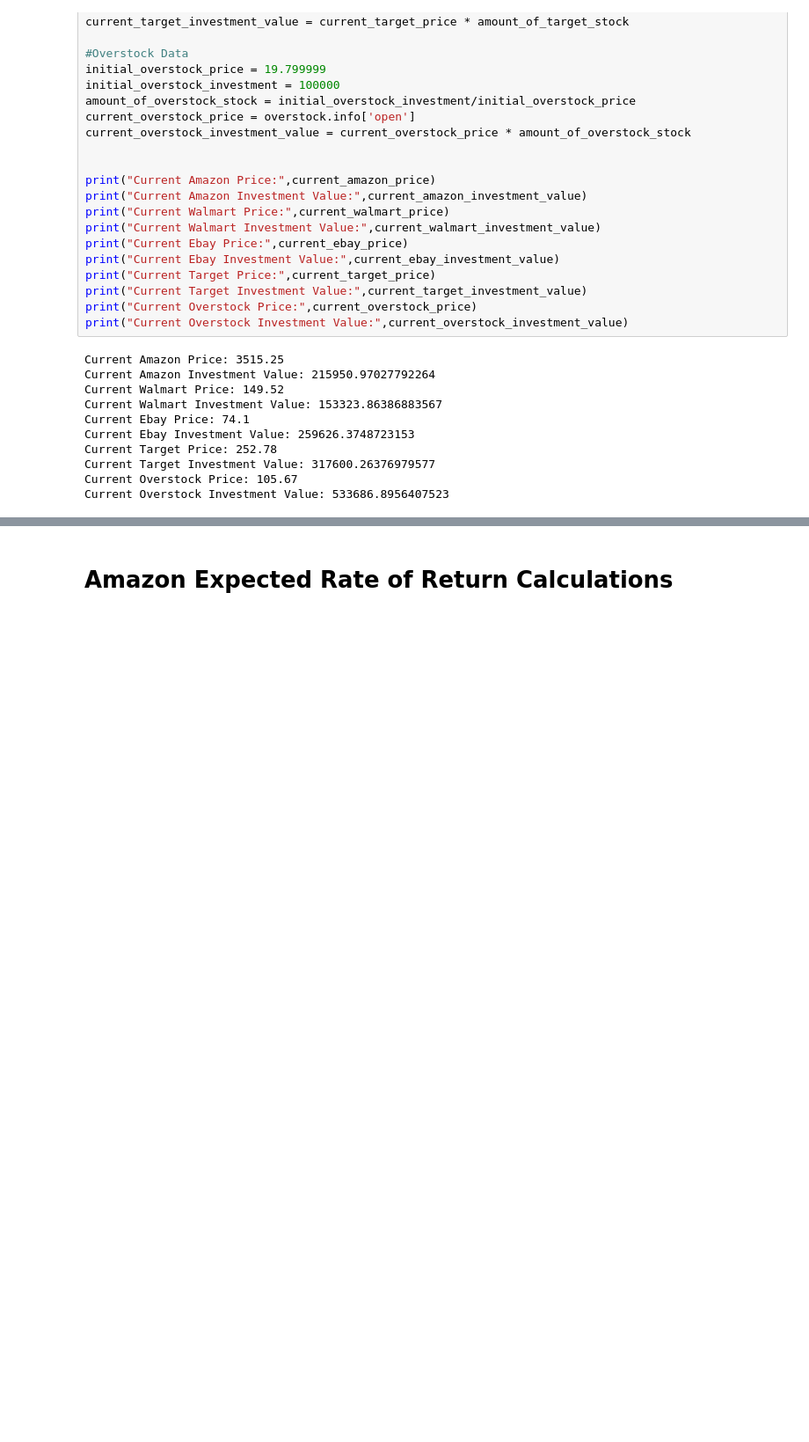
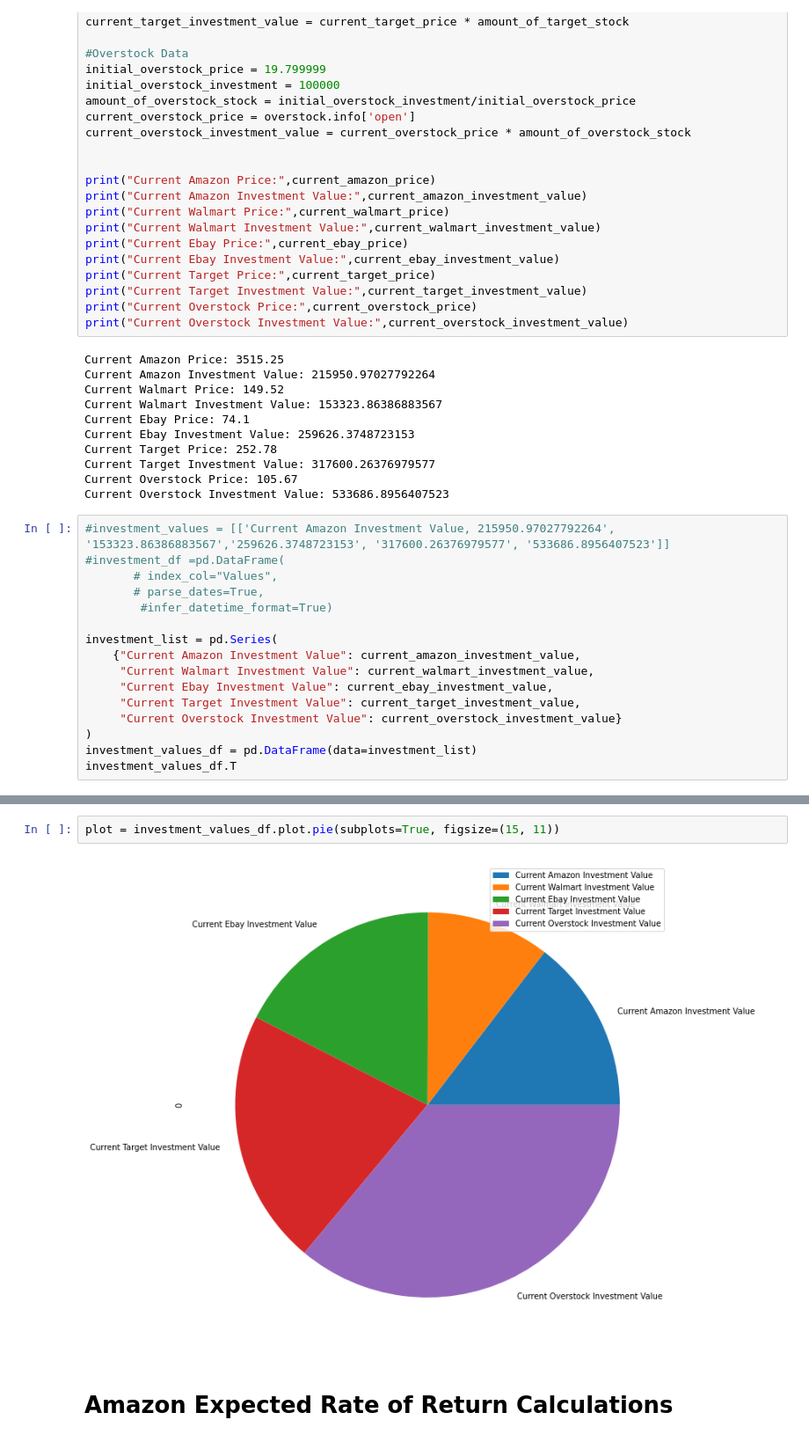
Before and after one commit to jojomani/modern_ecommerce_analysis, a Jupyter notebook: Modern_Variance_Analysis.ipynb, the cells around one changed output, grey strips where cells are left out. Shown at 88% size. Drawn from its saved outputs; the diff is of its cells as text; blank space fills up the shorter version.

Commit message:
graph for investment values, investment list, and investment values dataframe

```diff
--- a/Modern_Variance_Analysis.ipynb
+++ b/Modern_Variance_Analysis.ipynb
@@ -82,3 +84,19 @@ Current Target Price: 252.78
 Current Target Investment Value: 317600.26376979577
 Current Overstock Price: 105.67
 Current Overstock Investment Value: 533686.8956407523
+# %%
+#investment_values = [['Current Amazon Investment Value, 215950.97027792264', '153323.86386883567','259626.3748723153', '317600.26376979577', '533686.8956407523']]
+#investment_df =pd.DataFrame(
+       # index_col="Values",
+       # parse_dates=True,
+        #infer_datetime_format=True)
+
+investment_list = pd.Series(
+    {"Current Amazon Investment Value": current_amazon_investment_value,
+     "Current Walmart Investment Value": current_walmart_investment_value,
+     "Current Ebay Investment Value": current_ebay_investment_value,
+     "Current Target Investment Value": current_target_investment_value,
+     "Current Overstock Investment Value": current_overstock_investment_value}
+)
+investment_values_df = pd.DataFrame(data=investment_list)
+investment_values_df.T
@@ -85,3 +106,7 @@ Current Overstock Investment Value: 533686.8956407523
+# %%
+plot = investment_values_df.plot.pie(subplots=True, figsize=(15, 11))
+# %% [output]
+[figure, added]
 # %% [markdown]
 # Amazon Expected Rate of Return Calculations
 # %%
```
Also changed, not shown: parts of 37 cells of this notebook.
